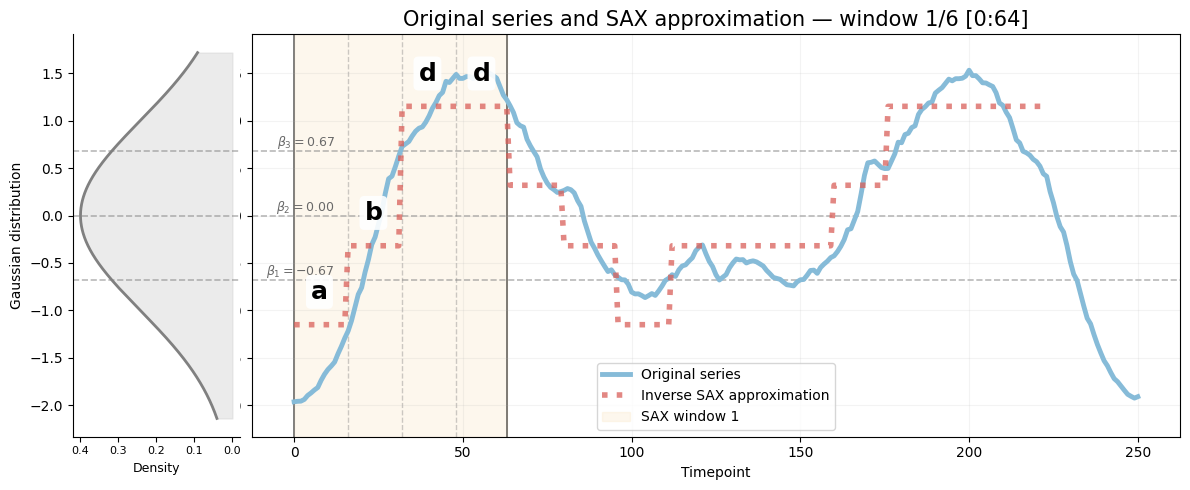
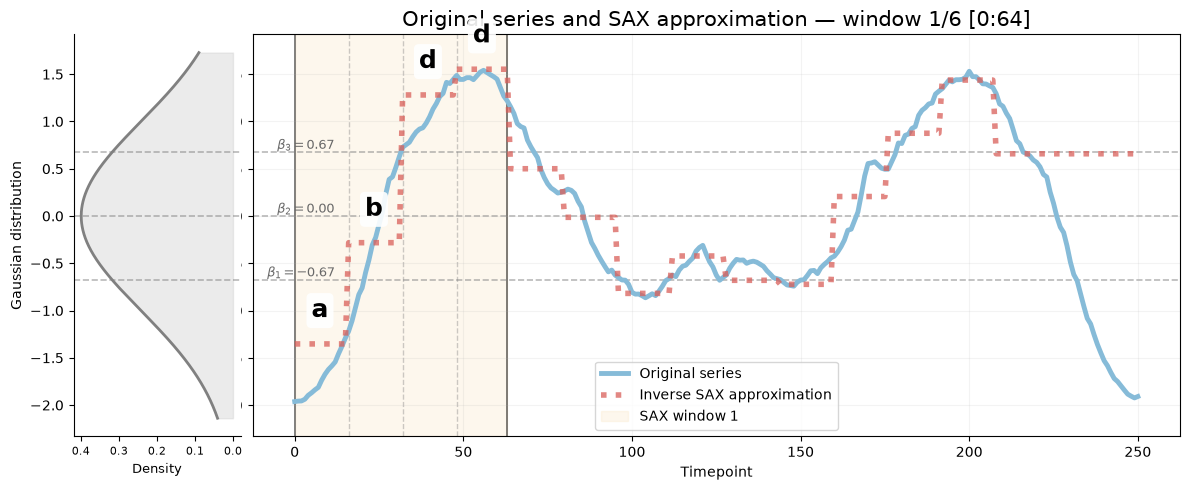
The change to this notebook cell's code, shown as a diff; its figure went from the first image to the second:
--- before
+++ after
@@ -10,3 +10,3 @@
     window_index=window_index,
 )
-fig.show()
+fig.savefig("sax_representation.pdf", bbox_inches="tight", dpi=300)

Commit: update notebook